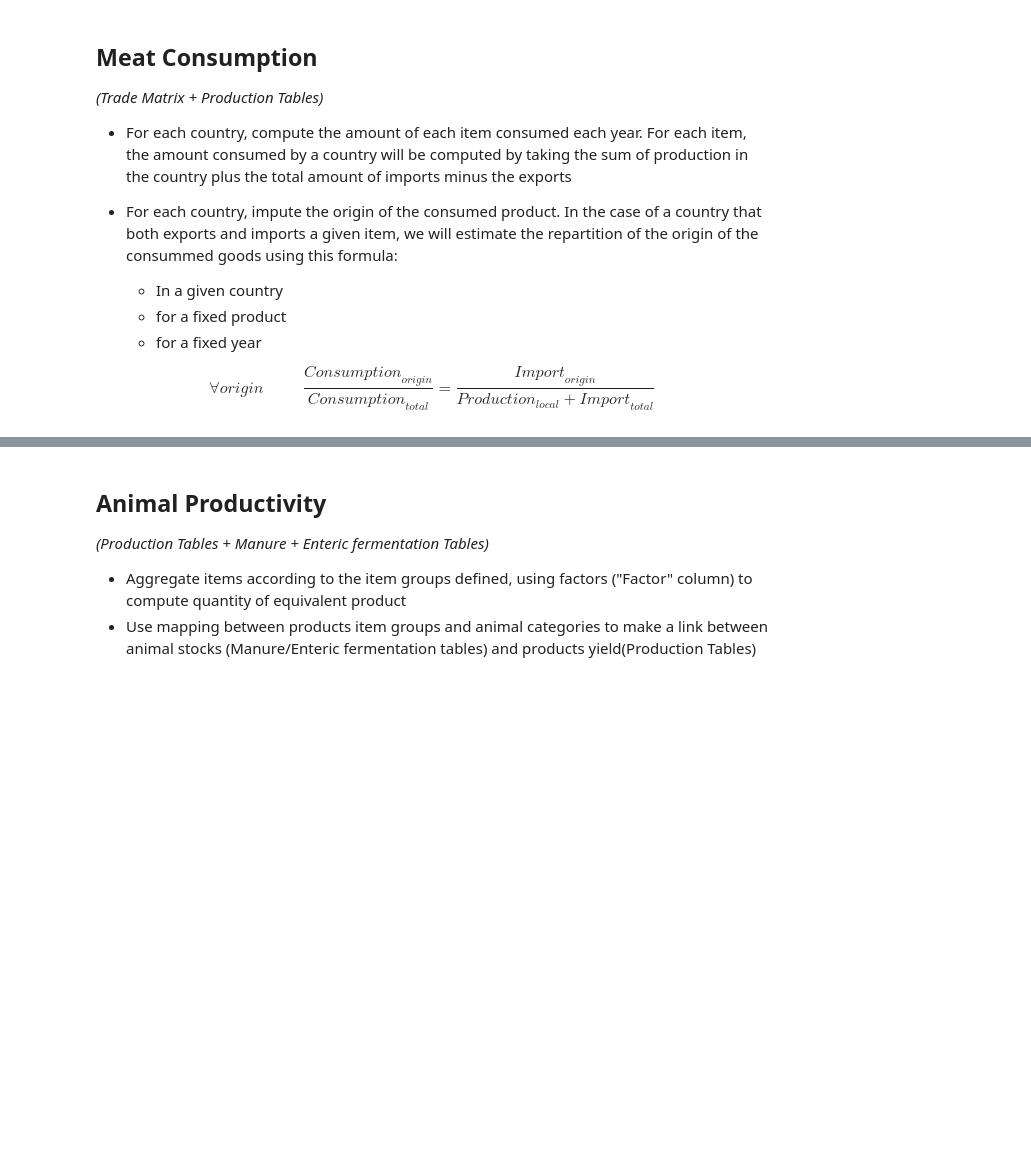
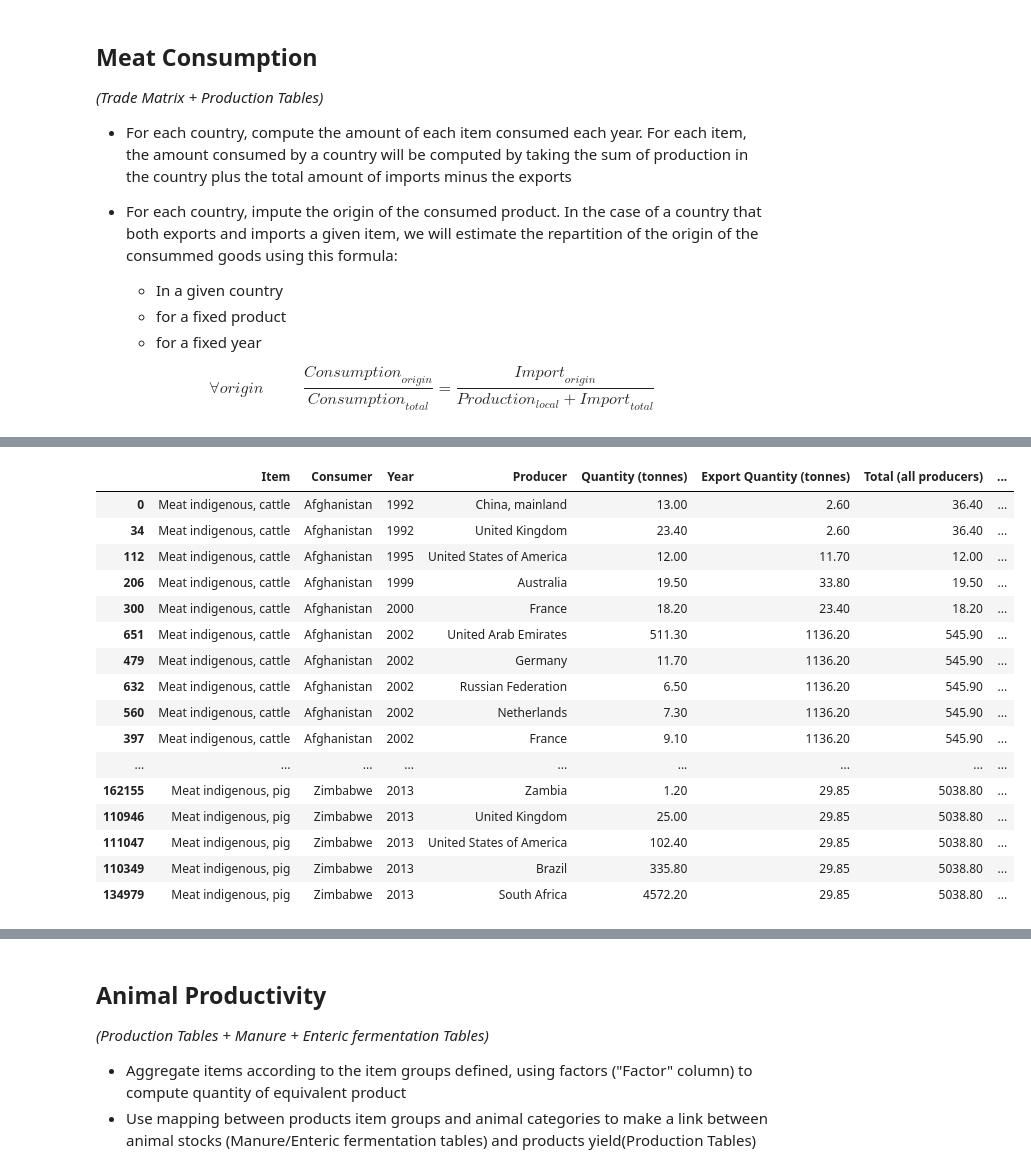
Before and after one commit to OthmanSefraoui/Data_story, a Jupyter notebook: milestone_2.ipynb, the cells around one changed output, grey strips where cells are left out. Saved outputs shown, nothing was run; the diff lists cells and outputs as text; code cells hidden in the pictures; blank space fills up the shorter version.

```diff
--- a/milestone_2.ipynb
+++ b/milestone_2.ipynb
@@ -1640,7 +1626,7 @@ def filter_itemgroups(df,item_groups_product_with_factor,item_groups):
                        {"Item Group": item_groups})
     return df.merge(groups, on=['Item','Item Code'])
 # %%
-item_groups = ["Bovine Meat", "Milk Equivalent","Pigmeat", "Poultry Meat", "Eggs, equivalent"]
+item_groups = ["Bovine Meat", "Milk Equivalent","Pigmeat", "Chicken Meat", "Eggs, equivalent"]
 
 #Filtering production tables
 for df in dfs_prod_animals:
@@ -1933,0 +1939,16 @@ $$
+# %%
+keep_non_redundant_info(trade_matrix,"importer")
+
+trade_matrix["Year"] = trade_matrix["Year"].apply(lambda str : str[1:])
+
+trade_matrix["Equivalent Quantity (tonnes)"] = trade_matrix["Factor"] * trade_matrix["Quantity"]
+
+item_corresp = {'Milk Equivalent':'Milk, whole fresh cow',
+                'Eggs, equivalent':'Eggs, hen, in shell',
+                'Bovine Meat':'Meat indigenous, cattle',
+                'Pigmeat':'Meat indigenous, pig',
+                'Chicken Meat':'Meat indigenous, chicken'}
+
+trade_matrix.replace(to_replace=item_corresp, inplace=True)
+detail_import = trade_matrix.groupby(by=["Item Group","Importer","Year","Exporter"]).sum()[["Equivalent Quantity (tonnes)"]].reset_index()
+total_export = detail_import.groupby(by=["Item Group","Year","Exporter"]).sum().reset_index()
@@ -1933,0 +1957,63 @@ $$
+# %%
+df_meat_prod = select_on(dfs_prod_animals["production"],
+                  column_filter_dict={"Item" : ['Meat indigenous, cattle',
+                                                'Meat indigenous, chicken',
+                                                'Meat indigenous, pig'],
+                                      "Unit":["tonnes"]})
+
+df_meat_prod = df_meat_prod[["Item","Area","Year","Area","Value"]]
+df_meat_prod.columns = ["Item","Consumer","Year","Producer","Quantity (tonnes)"]
+
+df_meat_cons = select_on(detail_import,
+                        column_filter_dict={"Item Group":['Meat indigenous, cattle',
+                                                'Meat indigenous, chicken',
+                                                'Meat indigenous, pig']})
+df_meat_cons.columns = ["Item","Consumer","Year","Producer","Quantity (tonnes)"]
+
+df_meat_cons = pd.concat([df_meat_cons, df_meat_prod])
+
+
+
+df_yield_meat = select_on(dfs_prod_animals["yield/carcass_weight"],
+                                 column_filter_dict={"Item":['Meat indigenous, cattle',
+                                                             'Meat indigenous, chicken',
+                                                             'Meat indigenous, pig']})
+df_yield_meat = df_yield_meat[["Item","Year","Area","Value"]]
+df_yield_meat.columns = ["Item","Year","Producer","Yield"]
+
+
+total_export.columns = ["Item","Year","Consumer","Export Quantity (tonnes)"]
+df_meat_cons = df_meat_cons.merge(total_export)
+
+df_sum = df_meat_cons.groupby(by=["Item","Consumer","Year"]).sum()["Quantity (tonnes)"].reset_index()
+df_sum.columns = ["Item","Consumer","Year","Total (all producers)"]
+
+df_meat_cons = df_meat_cons.merge(df_sum)
+df_meat_cons["Consumed Quantity (tonnes)"] = df_meat_cons["Quantity (tonnes)"] - df_meat_cons["Export Quantity (tonnes)"]*df_meat_cons["Quantity (tonnes)"]/df_meat_cons["Total (all producers)"]
+
+
+
+df_meat_cons['Year']=df_meat_cons['Year'].astype(int)
+df_yield_meat['Year']=df_yield_meat['Year'].astype(int)
+
+df_meat_cons = df_meat_cons.merge(df_yield_meat)
+df_meat_cons["Animal Number"] = 1000 * df_meat_cons["Consumed Quantity (tonnes)"] / df_meat_cons["Yield"]
+df_meat_cons.sort_values(by=["Item","Consumer","Year","Animal Number"])
+# %% [output]
+|  | Item | Consumer | Year | Producer | Quantity (tonnes) | Export Quantity (tonnes) | Total (all producers) | ... |
+| 0 | Meat indigenous, cattle | Afghanistan | 1992 | China, mainland | 13.00 | 2.60 | 36.40 | ... |
+| 34 | Meat indigenous, cattle | Afghanistan | 1992 | United Kingdom | 23.40 | 2.60 | 36.40 | ... |
+| 112 | Meat indigenous, cattle | Afghanistan | 1995 | United States of America | 12.00 | 11.70 | 12.00 | ... |
+| 206 | Meat indigenous, cattle | Afghanistan | 1999 | Australia | 19.50 | 33.80 | 19.50 | ... |
+| 300 | Meat indigenous, cattle | Afghanistan | 2000 | France | 18.20 | 23.40 | 18.20 | ... |
+| 651 | Meat indigenous, cattle | Afghanistan | 2002 | United Arab Emirates | 511.30 | 1136.20 | 545.90 | ... |
+| 479 | Meat indigenous, cattle | Afghanistan | 2002 | Germany | 11.70 | 1136.20 | 545.90 | ... |
+| 632 | Meat indigenous, cattle | Afghanistan | 2002 | Russian Federation | 6.50 | 1136.20 | 545.90 | ... |
+| 560 | Meat indigenous, cattle | Afghanistan | 2002 | Netherlands | 7.30 | 1136.20 | 545.90 | ... |
+| 397 | Meat indigenous, cattle | Afghanistan | 2002 | France | 9.10 | 1136.20 | 545.90 | ... |
+| ... | ... | ... | ... | ... | ... | ... | ... | ... |
+| 162155 | Meat indigenous, pig | Zimbabwe | 2013 | Zambia | 1.20 | 29.85 | 5038.80 | ... |
+| 110946 | Meat indigenous, pig | Zimbabwe | 2013 | United Kingdom | 25.00 | 29.85 | 5038.80 | ... |
+| 111047 | Meat indigenous, pig | Zimbabwe | 2013 | United States of America | 102.40 | 29.85 | 5038.80 | ... |
+| 110349 | Meat indigenous, pig | Zimbabwe | 2013 | Brazil | 335.80 | 29.85 | 5038.80 | ... |
+| 134979 | Meat indigenous, pig | Zimbabwe | 2013 | South Africa | 4572.20 | 29.85 | 5038.80 | ... |
```
Also changed, not shown: parts of 26 cells of this notebook.
